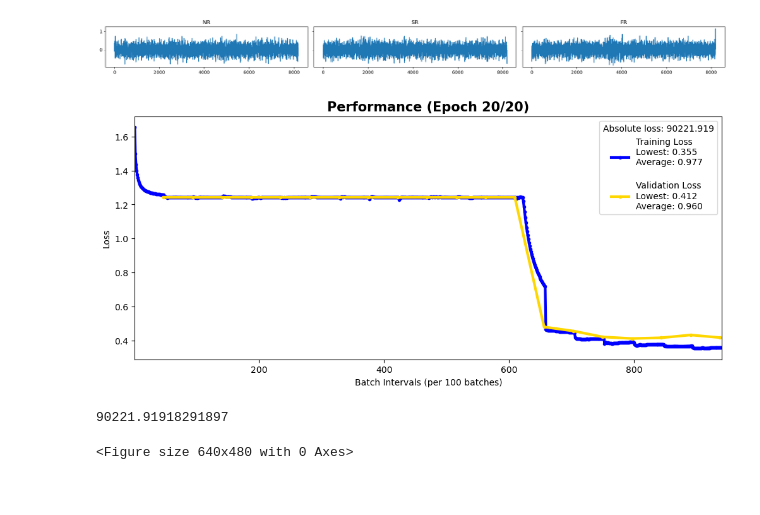
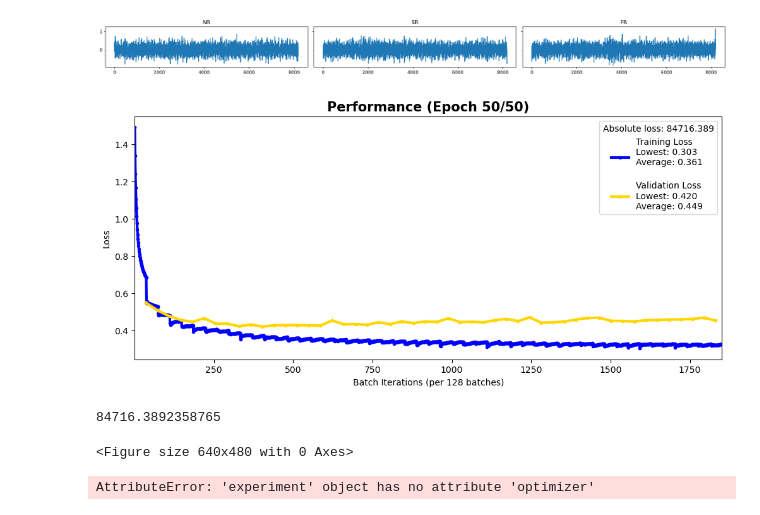
Before and after one commit to emmabacarra/Soc-225, a Jupyter notebook: Final Project/cnn.ipynb, the cells around one changed output. Drawn from its saved outputs; the diff is of its cells as text; code cells hidden in the pictures.

Commit message:
retrained and evaluated

```diff
--- a/Final Project/cnn.ipynb
+++ b/Final Project/cnn.ipynb
@@ -168,38 +168,43 @@ class SignalClassifier(nn.Module):
         x = nn.LeakyReLU(self.leak)(x)
 
         x = self.pool(F.relu(self.conv2(x)))
         x = nn.Dropout(self.dropout)(x)
         x = nn.LeakyReLU(self.leak)(x)
 
         x = x.view(x.size(0), -1)  # Flatten layer
         x = F.relu(self.fc1(x))
         x = self.fc2(x)
         return x
 
 
 model = SignalClassifier(
     input_size=8192,
     in_channels=1,
     hidden_channels=32,
     out_channels=64,
     conv_kernel_size=5,
     pool_kernel_size=2,
     pool_stride=2,
     dropout=0.5,
     leak=0.4
 ).to(device)
-nnet = experiment(model, train_loader, test_loader, batch_size);
+experiment = experiment(model, train_loader, test_loader, batch_size);
 
 loss_function = nn.CrossEntropyLoss()
 optimizer = optim.Adam(model.parameters(), lr=0.001)
 
 
 print('training model', end='\r')
-nnet.train(optimizer, loss_function, epochs=20)
+experiment.train(optimizer, loss_function, epochs=50, live_plot=True, view_interval=128)
 # %% [output]
-[figure, old version]
+[figure, new version]
-90221.91918291897
+84716.3892358765
 <Figure size 640x480 with 0 Axes>
+# %%
+experiment.evaluate()
+experiment.confusion_matrix()
+# %% [output]
+AttributeError: 'experiment' object has no attribute 'optimizer'
 # %%
 def evaluate(model, data_loader, criterion):
     model.eval()  # Set the model to evaluation mode
```
Also changed, not shown: parts of 1 cell of this notebook, 4 other files.
